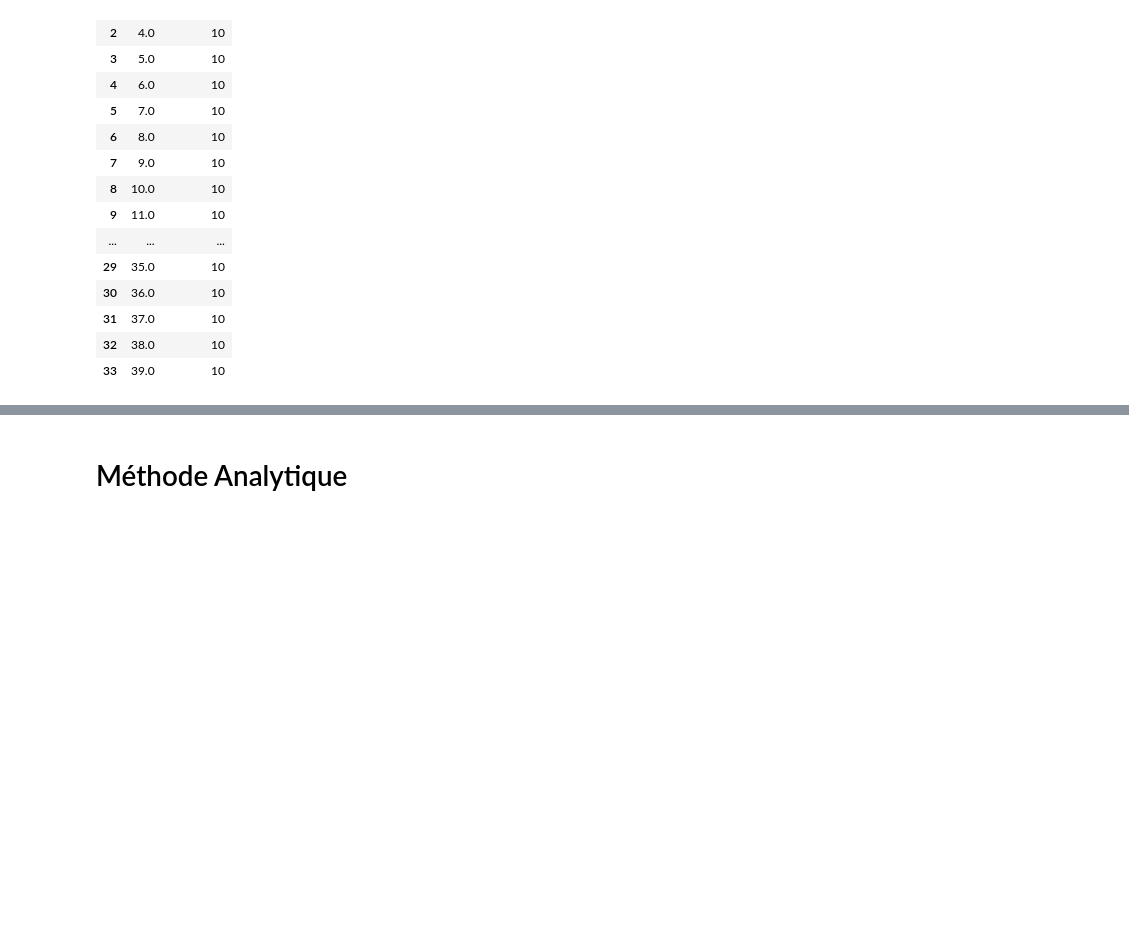
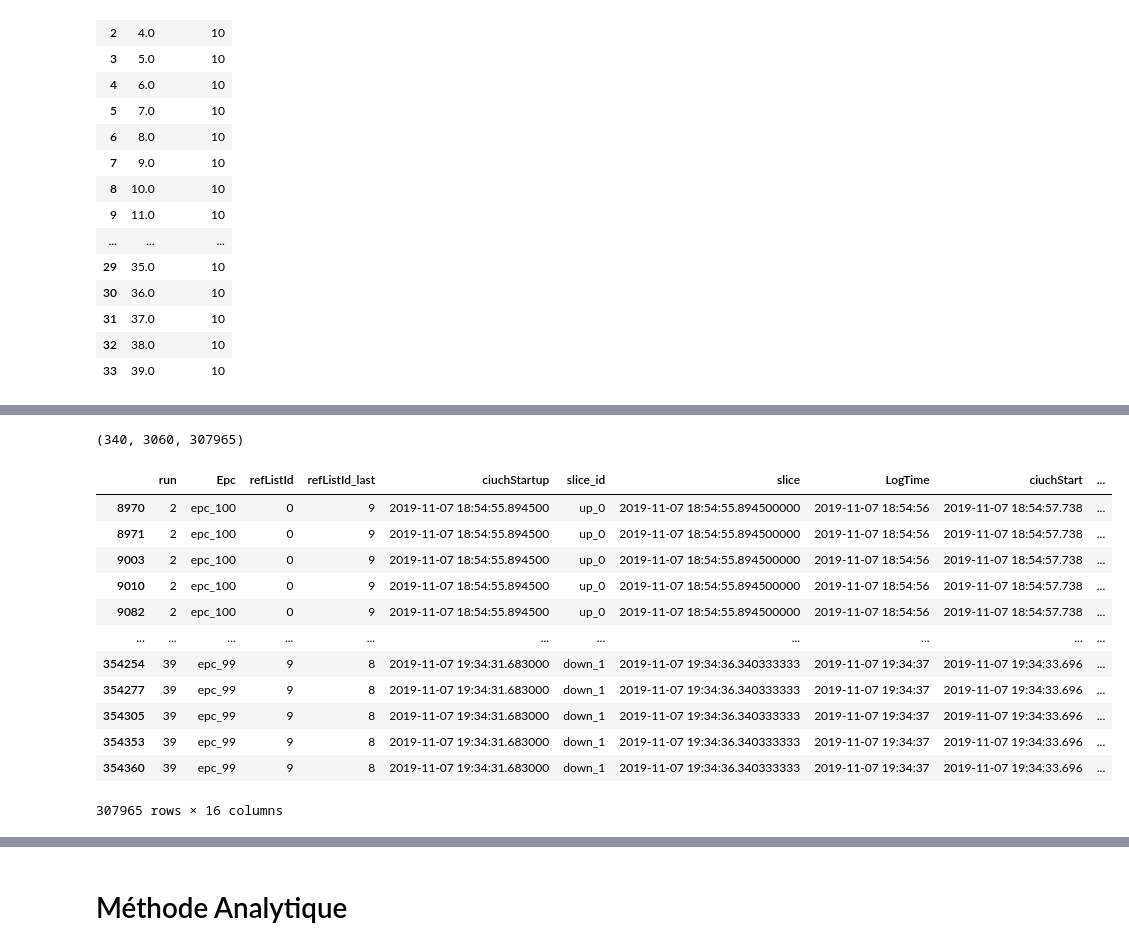
Before and after one commit to vincel57/Equipe4_ProjetRFID, a Jupyter notebook: projet_s8_partie_analytique.ipynb, the cells around one changed output, grey strips where cells are left out. Drawn from its saved outputs; the diff is of its cells as text; code cells hidden in the pictures; blank space fills up the shorter version.

```diff
--- a/projet_s8_partie_analytique.ipynb
+++ b/projet_s8_partie_analytique.ipynb
@@ -446,9 +437,7 @@ tags_timing_slices_threshold
 #
 timing=timing[~timing['run'].isin([1,18,16,23,32,40])]
 timing_slices=timing_slices[~timing_slices['run'].isin([1,18,16,23,32,40])]
-tags_timing_slices=tags_timing_slices[~tags_timing_slices['run'].isin([1,18,16,23,32,40])]
+df_timing_slices=df_timing_slices[~df_timing_slices['run'].isin([1,18,16,23,32,40])]
 
-tags_timing_slices=tags_timing_slices.sort_values(['LogTime','Epc'])
+df_timing_slices=df_timing_slices.sort_values(['LogTime','Epc'])
 #
-
-tags_timing_slices
@@ -494,0 +444,23 @@ tags_timing_slices
+# %%
+len(timing),len(timing_slices), len(df_timing_slices)
+# %% [output]
+(340, 3060, 307965)
+# %%
+# df_timing_slices['dt']=
+df_timing_slices['dt']=(df_timing_slices['LogTime']-df_timing_slices['t0_run']).apply(lambda x:x.total_seconds())
+
+df_timing_slices
+# %% [output]
+|  | run | Epc | refListId | refListId_last | ciuchStartup | slice_id | slice | LogTime | ciuchStart | ... |
+| 8970 | 2 | epc_100 | 0 | 9 | 2019-11-07 18:54:55.894500 | up_0 | 2019-11-07 18:54:55.894500000 | 2019-11-07 18:54:56 | 2019-11-07 18:54:57.738 | ... |
+| 8971 | 2 | epc_100 | 0 | 9 | 2019-11-07 18:54:55.894500 | up_0 | 2019-11-07 18:54:55.894500000 | 2019-11-07 18:54:56 | 2019-11-07 18:54:57.738 | ... |
+| 9003 | 2 | epc_100 | 0 | 9 | 2019-11-07 18:54:55.894500 | up_0 | 2019-11-07 18:54:55.894500000 | 2019-11-07 18:54:56 | 2019-11-07 18:54:57.738 | ... |
+| 9010 | 2 | epc_100 | 0 | 9 | 2019-11-07 18:54:55.894500 | up_0 | 2019-11-07 18:54:55.894500000 | 2019-11-07 18:54:56 | 2019-11-07 18:54:57.738 | ... |
+| 9082 | 2 | epc_100 | 0 | 9 | 2019-11-07 18:54:55.894500 | up_0 | 2019-11-07 18:54:55.894500000 | 2019-11-07 18:54:56 | 2019-11-07 18:54:57.738 | ... |
+| ... | ... | ... | ... | ... | ... | ... | ... | ... | ... | ... |
+| 354254 | 39 | epc_99 | 9 | 8 | 2019-11-07 19:34:31.683000 | down_1 | 2019-11-07 19:34:36.340333333 | 2019-11-07 19:34:37 | 2019-11-07 19:34:33.696 | ... |
+| 354277 | 39 | epc_99 | 9 | 8 | 2019-11-07 19:34:31.683000 | down_1 | 2019-11-07 19:34:36.340333333 | 2019-11-07 19:34:37 | 2019-11-07 19:34:33.696 | ... |
+| 354305 | 39 | epc_99 | 9 | 8 | 2019-11-07 19:34:31.683000 | down_1 | 2019-11-07 19:34:36.340333333 | 2019-11-07 19:34:37 | 2019-11-07 19:34:33.696 | ... |
+| 354353 | 39 | epc_99 | 9 | 8 | 2019-11-07 19:34:31.683000 | down_1 | 2019-11-07 19:34:36.340333333 | 2019-11-07 19:34:37 | 2019-11-07 19:34:33.696 | ... |
+| 354360 | 39 | epc_99 | 9 | 8 | 2019-11-07 19:34:31.683000 | down_1 | 2019-11-07 19:34:36.340333333 | 2019-11-07 19:34:37 | 2019-11-07 19:34:33.696 | ... |
+307965 rows × 16 columns
```
Also changed, not shown: parts of 17 cells of this notebook, 32 other files.
